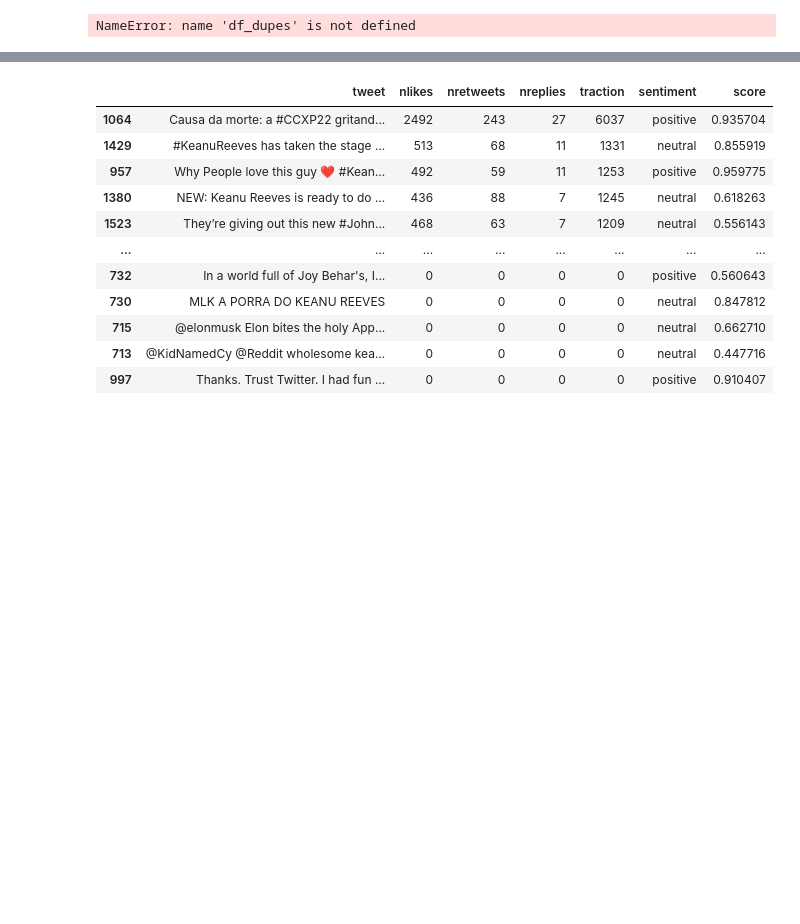
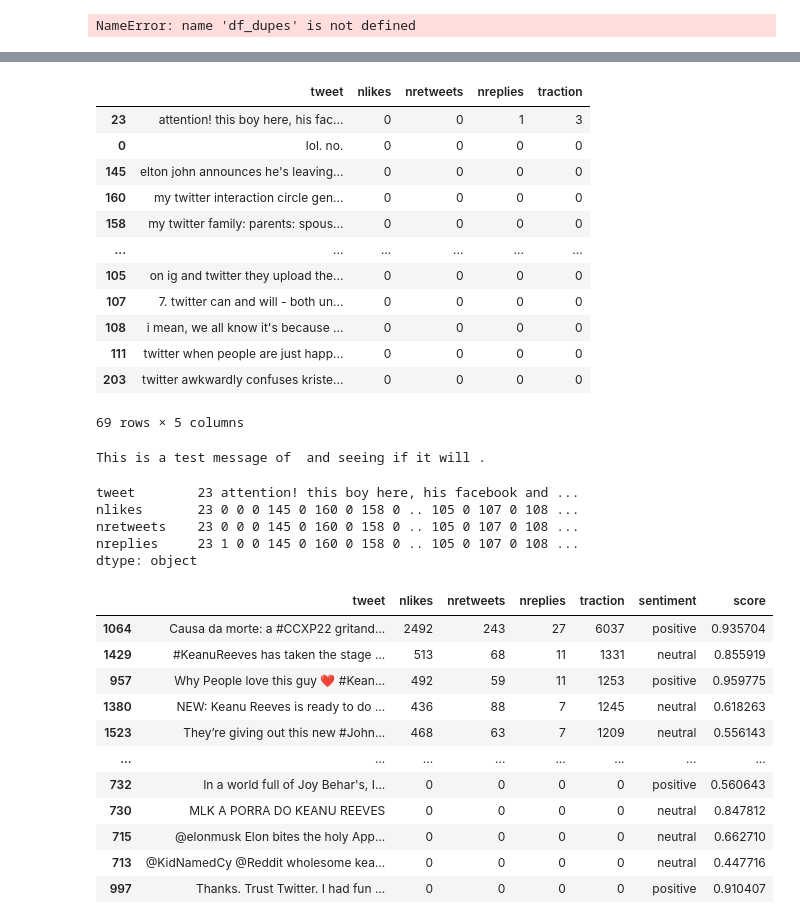
Before and after one commit to yenn01/fyp_tarumt, a Jupyter notebook: playground.ipynb, the cells around one changed output, grey strips where cells are left out. Saved outputs shown, nothing was run; the diff lists cells and outputs as text; code cells hidden in the pictures; blank space fills up the shorter version.

```diff
--- a/playground.ipynb
+++ b/playground.ipynb
@@ -222,3 +189,43 @@ Name: tweet, Length: 79, dtype: object
+# %%
+from cleantext import clean
+
+sorted_df["tweet"] = sorted_df["tweet"].apply(clean,lower=True,no_line_breaks=True,no_urls=True,no_emails=True)
+# %%
+import re
+def rmMention(passed):
+    clean = re.sub(r'@\w+', '',passed)
+    return clean
+
+sorted_df["tweet"] = sorted_df["tweet"].apply(rmMention)
+sorted_df
+# %% [output]
+|  | tweet | nlikes | nretweets | nreplies | traction |
+| 23 | attention! this boy here, his fac... | 0 | 0 | 1 | 3 |
+| 0 | lol. no. | 0 | 0 | 0 | 0 |
+| 145 | elton john announces he's leaving... | 0 | 0 | 0 | 0 |
+| 160 | my twitter interaction circle gen... | 0 | 0 | 0 | 0 |
+| 158 | my twitter family: parents: spous... | 0 | 0 | 0 | 0 |
+| ... | ... | ... | ... | ... | ... |
+| 105 | on ig and twitter they upload the... | 0 | 0 | 0 | 0 |
+| 107 | 7. twitter can and will - both un... | 0 | 0 | 0 | 0 |
+| 108 | i mean, we all know it's because ... | 0 | 0 | 0 | 0 |
+| 111 | twitter when people are just happ... | 0 | 0 | 0 | 0 |
+| 203 | twitter awkwardly confuses kriste... | 0 | 0 | 0 | 0 |
+69 rows × 5 columns
+# %%
+test = "This is a test message of @mentions and seeing if it will @remove."
+show = rmMention(test)
+print(show)
+# %% [output]
+This is a test message of  and seeing if it will .
+# %%
+clean_df.head(4)
+# %% [output]
+tweet        23 attention! this boy here, his facebook and ...
+nlikes       23 0 0 0 145 0 160 0 158 0 .. 105 0 107 0 108 ...
+nretweets    23 0 0 0 145 0 160 0 158 0 .. 105 0 107 0 108 ...
+nreplies     23 1 0 0 145 0 160 0 158 0 .. 105 0 107 0 108 ...
+dtype: object
 # %%
 def s_analysis(tweet):
     analysed = analysis(tweet)
```
Also changed, not shown: parts of 3 cells of this notebook, 10 other files.
